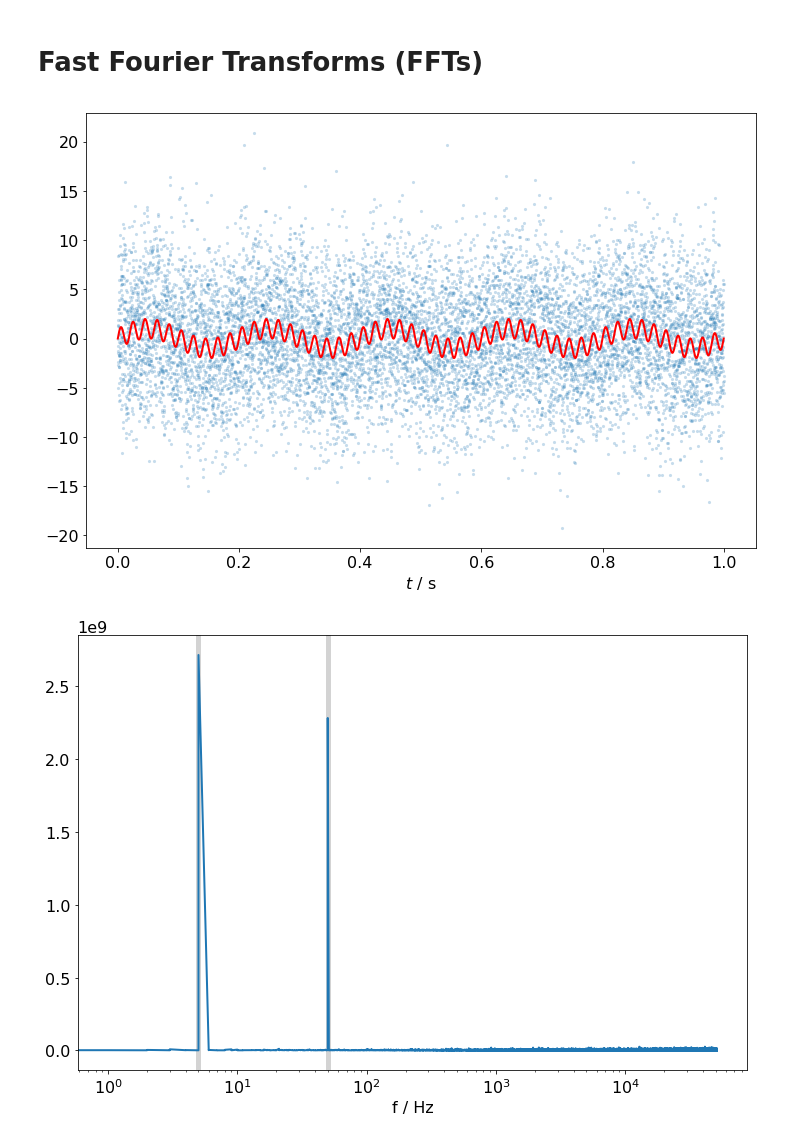
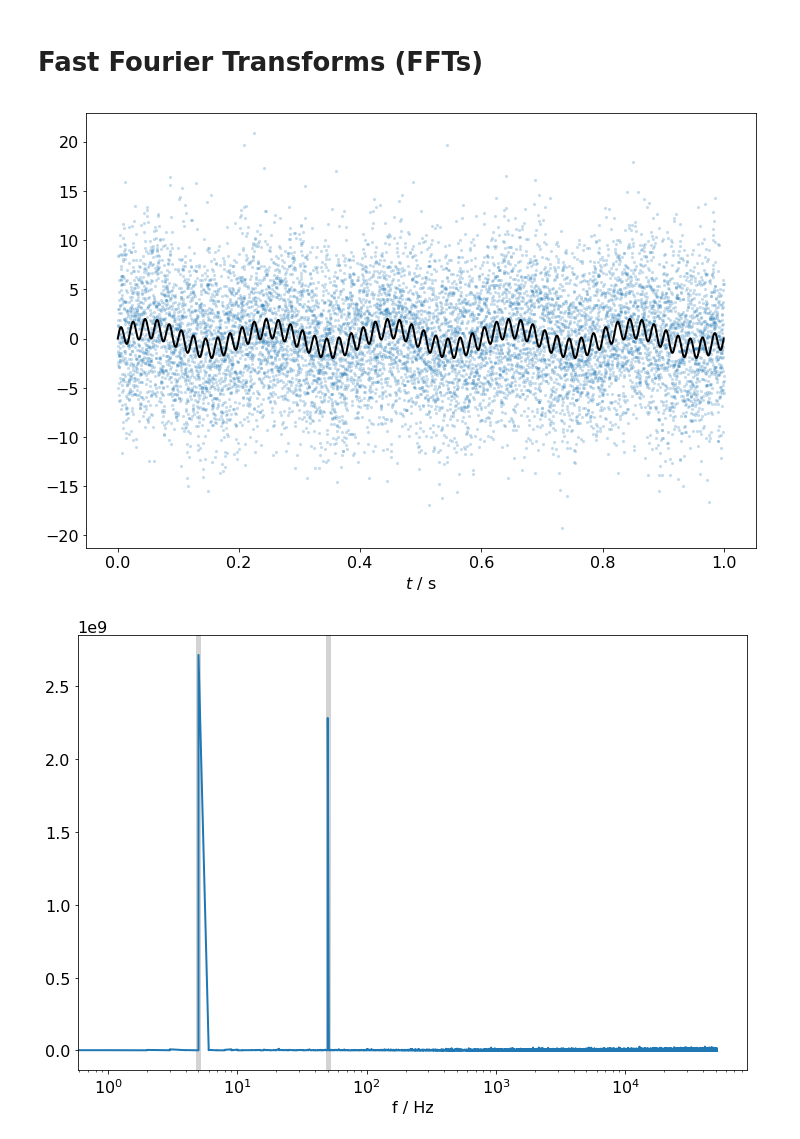
Before and after one commit to ftorradeflot/PythonMasterIFAE, a Jupyter notebook: scipy/scipy.ipynb, the cells around one changed output. Cells and saved outputs as stored; diff of their text form; code cells hidden in the pictures.

```diff
--- a/scipy/scipy.ipynb
+++ b/scipy/scipy.ipynb
@@ -356,10 +356,10 @@ y = np.sin(2*np.pi*freq1*t) + np.sin(2*np.pi*freq2*t)
 noisy_y = y + np.random.normal(np.full_like(y, 0.), 5)
 # %%
 plt.scatter(t, noisy_y, s=10, alpha=0.25, lw=0)
-plt.plot(t, y, c='red')
+plt.plot(t, y, c='k')
 plt.xlabel(r'$t \ /\ \mathrm{s}$');
 # %% [output]
-[figure, old version]
+[figure, new version]
 # %%
 from scipy import fftpack
 # %%
```
Also changed, not shown: parts of 1 cell of this notebook, 1 other file.
